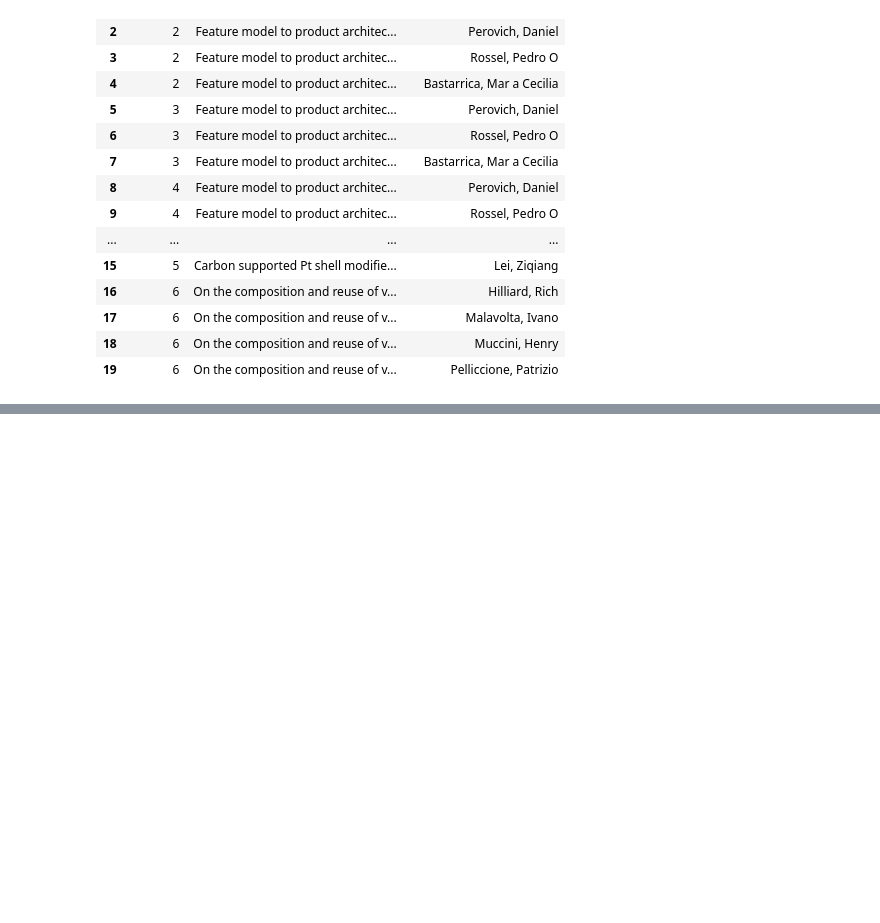
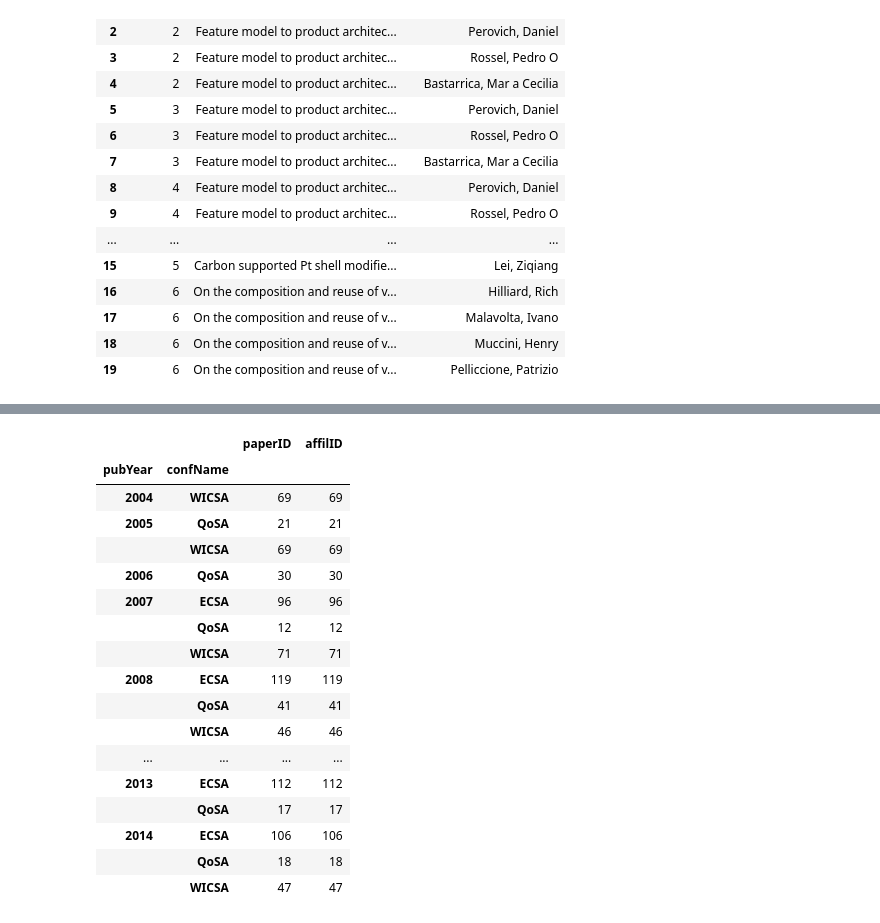
Before and after one commit to noveroa/DataBases, a Jupyter notebook: sqlStart/newSqlNotebooknew_compositesadded.ipynb, the cells around one changed output, grey strips where cells are left out. Saved outputs shown, nothing was run; the diff lists cells and outputs as text; code cells hidden in the pictures; blank space fills up the shorter version.

```diff
--- a/sqlStart/newSqlNotebooknew_compositesadded.ipynb
+++ b/sqlStart/newSqlNotebooknew_compositesadded.ipynb
@@ -241,0 +362,26 @@ paperDF[['paperID', 'title']].merge(authorPaper, on = 'paperID').head(20)
+# %%
+#paper's affiliation grouped by conference and year ??
+papafiil = paperAffiliationDF.merge(paperDF[['paperID', 'pubYear', 'confName']], on = 'paperID')
+# %%
+groupPA = papafiil.groupby(['pubYear', 'confName'])
+# %%
+groupPA.aggregate('count')
+# %% [output]
+|  |  | paperID | affilID |
+| pubYear | confName |  |  |
+| 2004 | WICSA | 69 | 69 |
+| 2005 | QoSA | 21 | 21 |
+|  | WICSA | 69 | 69 |
+| 2006 | QoSA | 30 | 30 |
+| 2007 | ECSA | 96 | 96 |
+|  | QoSA | 12 | 12 |
+|  | WICSA | 71 | 71 |
+| 2008 | ECSA | 119 | 119 |
+|  | QoSA | 41 | 41 |
+|  | WICSA | 46 | 46 |
+| ... | ... | ... | ... |
+| 2013 | ECSA | 112 | 112 |
+|  | QoSA | 17 | 17 |
+| 2014 | ECSA | 106 | 106 |
+|  | QoSA | 18 | 18 |
+|  | WICSA | 47 | 47 |
```
Also changed, not shown: parts of 21 cells of this notebook, 17 other files.
